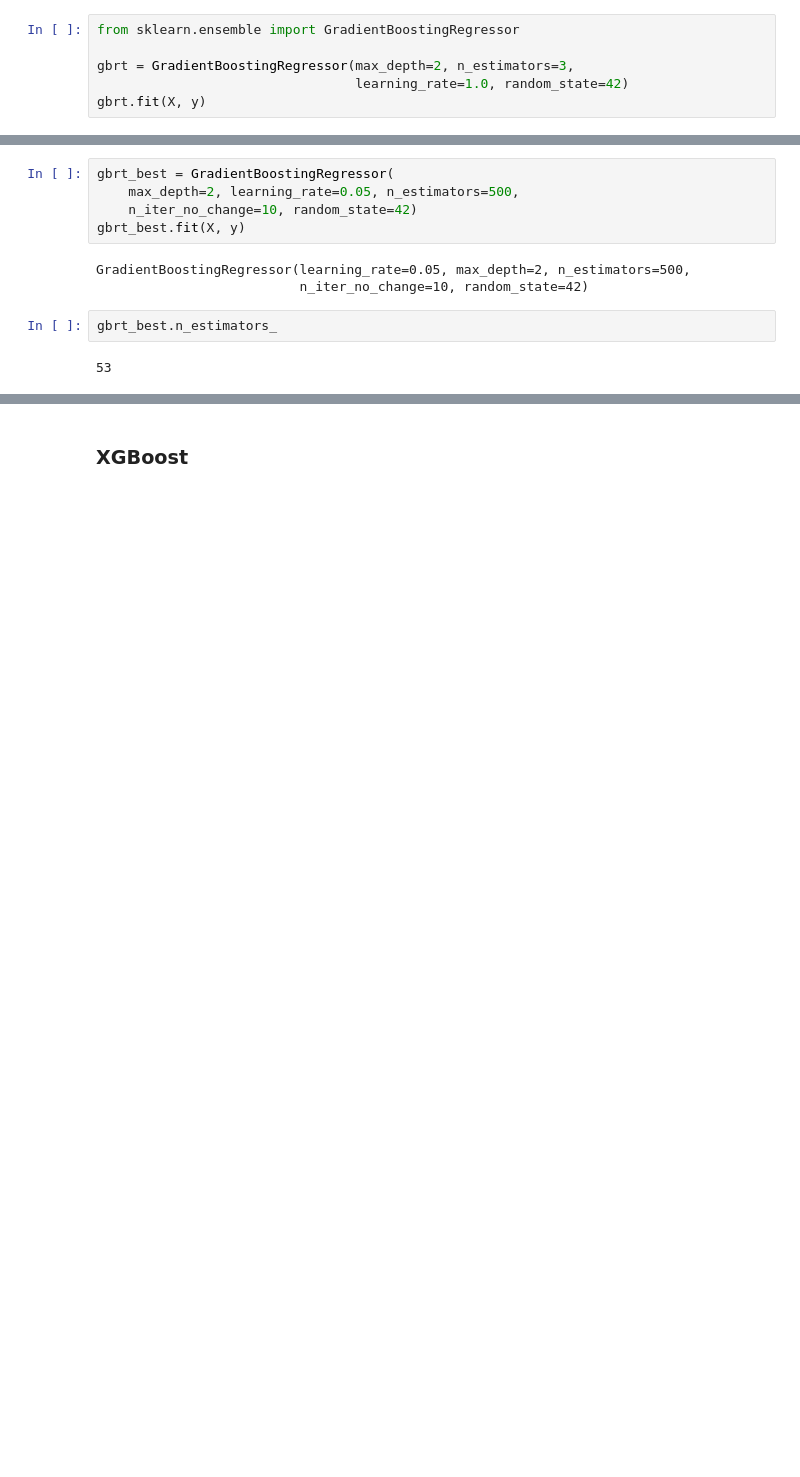
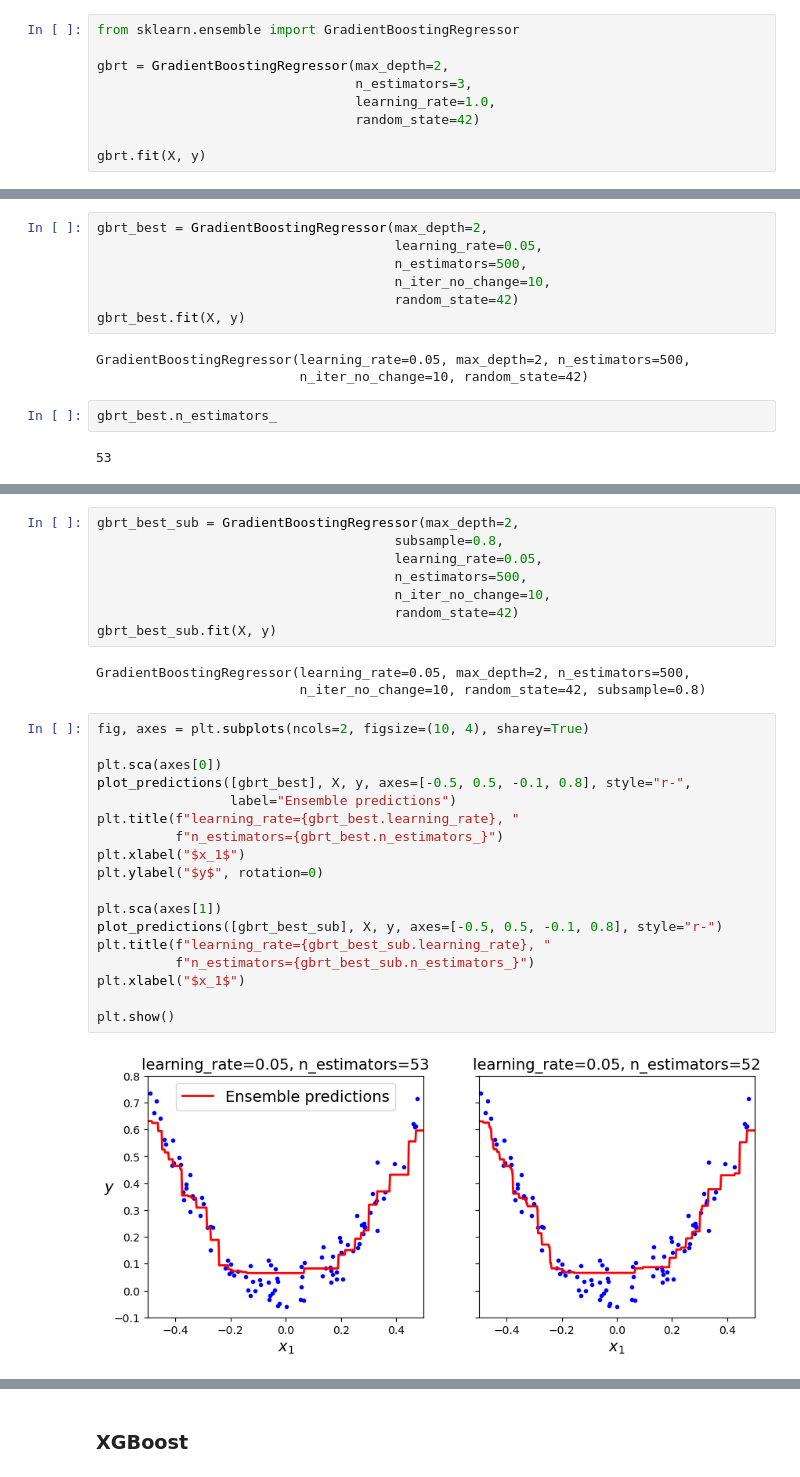
Before and after one commit to codingalzi/code-workout-ml, a Jupyter notebook: notebooks/code-ensemble_learning.ipynb, the cells around one changed output, grey strips where cells are left out. Saved outputs shown, nothing was run; the diff lists cells and outputs as text; blank space fills up the shorter version.

```diff
--- a/notebooks/code-ensemble_learning.ipynb
+++ b/notebooks/code-ensemble_learning.ipynb
@@ -349,16 +379,21 @@ Now let's try a gradient boosting regressor:
 # %%
 from sklearn.ensemble import GradientBoostingRegressor
 
-gbrt = GradientBoostingRegressor(max_depth=2, n_estimators=3,
-                                 learning_rate=1.0, random_state=42)
+gbrt = GradientBoostingRegressor(max_depth=2,
+                                 n_estimators=3,
+                                 learning_rate=1.0,
+                                 random_state=42)
+
 gbrt.fit(X, y)
 # %% [output]
 GradientBoostingRegressor(learning_rate=1.0, max_depth=2, n_estimators=3,
                           random_state=42)
 # %%
-gbrt_best = GradientBoostingRegressor(
-    max_depth=2, learning_rate=0.05, n_estimators=500,
-    n_iter_no_change=10, random_state=42)
+gbrt_best = GradientBoostingRegressor(max_depth=2,
+                                      learning_rate=0.05,
+                                      n_estimators=500,
+                                      n_iter_no_change=10,
+                                      random_state=42)
 gbrt_best.fit(X, y)
 # %% [output]
 GradientBoostingRegressor(learning_rate=0.05, max_depth=2, n_estimators=500,
@@ -391,0 +432,31 @@ plt.show()
+# %%
+gbrt_best_sub = GradientBoostingRegressor(max_depth=2,
+                                      subsample=0.8,
+                                      learning_rate=0.05,
+                                      n_estimators=500,
+                                      n_iter_no_change=10,
+                                      random_state=42)
+gbrt_best_sub.fit(X, y)
+# %% [output]
+GradientBoostingRegressor(learning_rate=0.05, max_depth=2, n_estimators=500,
+                          n_iter_no_change=10, random_state=42, subsample=0.8)
+# %%
+fig, axes = plt.subplots(ncols=2, figsize=(10, 4), sharey=True)
+
+plt.sca(axes[0])
+plot_predictions([gbrt_best], X, y, axes=[-0.5, 0.5, -0.1, 0.8], style="r-",
+                 label="Ensemble predictions")
+plt.title(f"learning_rate={gbrt_best.learning_rate}, "
+          f"n_estimators={gbrt_best.n_estimators_}")
+plt.xlabel("$x_1$")
+plt.ylabel("$y$", rotation=0)
+
+plt.sca(axes[1])
+plot_predictions([gbrt_best_sub], X, y, axes=[-0.5, 0.5, -0.1, 0.8], style="r-")
+plt.title(f"learning_rate={gbrt_best_sub.learning_rate}, "
+          f"n_estimators={gbrt_best_sub.n_estimators_}")
+plt.xlabel("$x_1$")
+
+plt.show()
+# %% [output]
+[figure, added]
```
Also changed, not shown: parts of 22 cells of this notebook, 2 other files.
